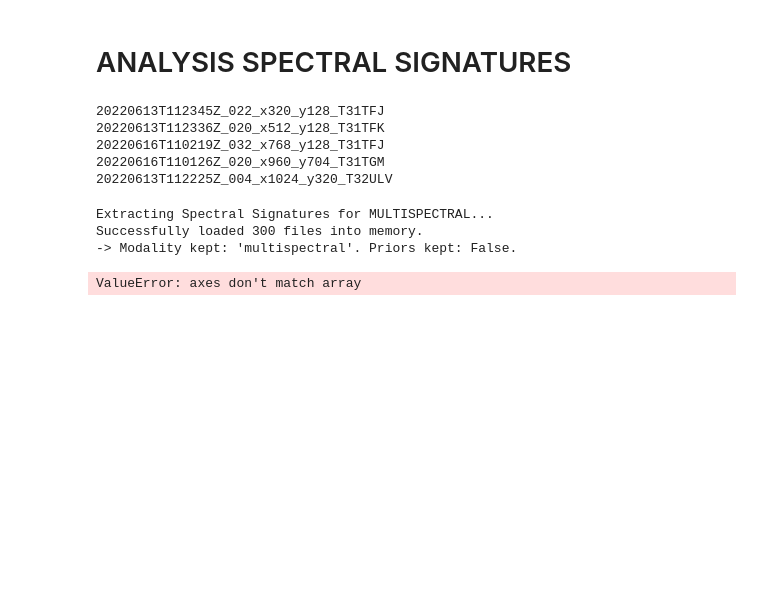
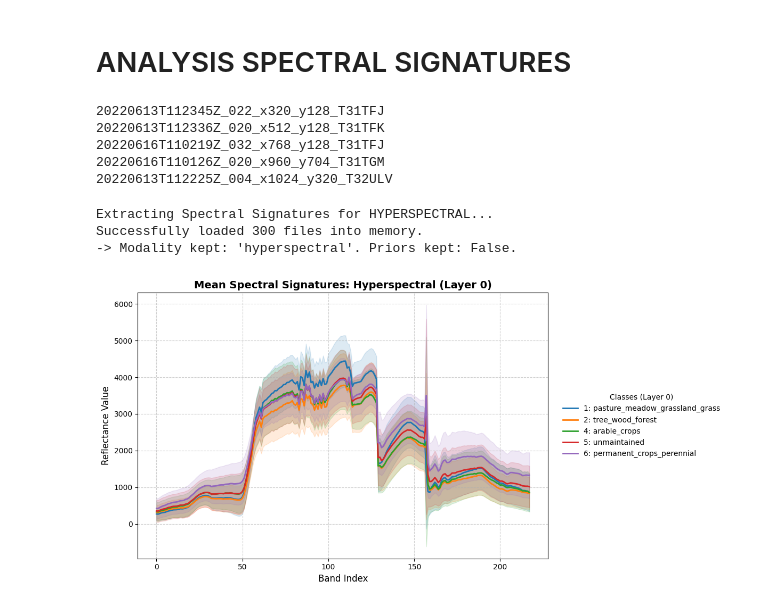
Before and after one commit to michelecarloni/CS_Thesis, a Jupyter notebook: h2crop_analysis.ipynb, the cells around one changed output. Saved outputs shown, nothing was run; the diff lists cells and outputs as text; code cells hidden in the pictures; blank space fills up the shorter version.

```diff
--- a/h2crop_analysis.ipynb
+++ b/h2crop_analysis.ipynb
@@ -89,13 +89,13 @@ loader = H2Crop()
 # %%
 plot_spectral_signatures_H2Crop(
     loader=loader,
     file_list=file_list,
-    modality="multispectral",
+    modality="hyperspectral",
     detail_layer=0,
     classes_to_show=[1,2,4,5,6]
 )
 # %% [output]
-Extracting Spectral Signatures for MULTISPECTRAL...
+Extracting Spectral Signatures for HYPERSPECTRAL...
 Successfully loaded 300 files into memory.
--> Modality kept: 'multispectral'. Priors kept: False.
+-> Modality kept: 'hyperspectral'. Priors kept: False.
-ValueError: axes don't match array
+[figure, added]
```
Also changed, not shown: 4 other files.
